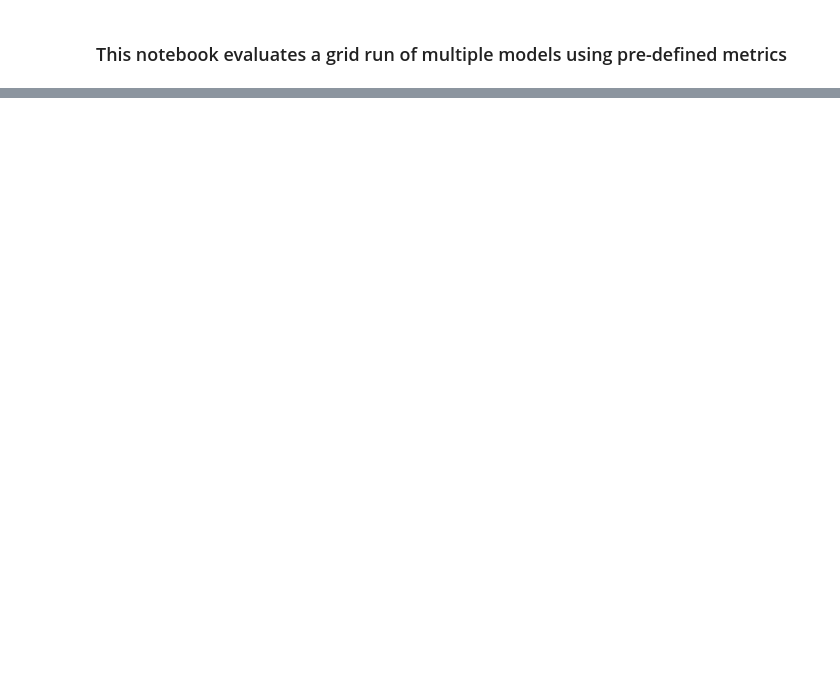
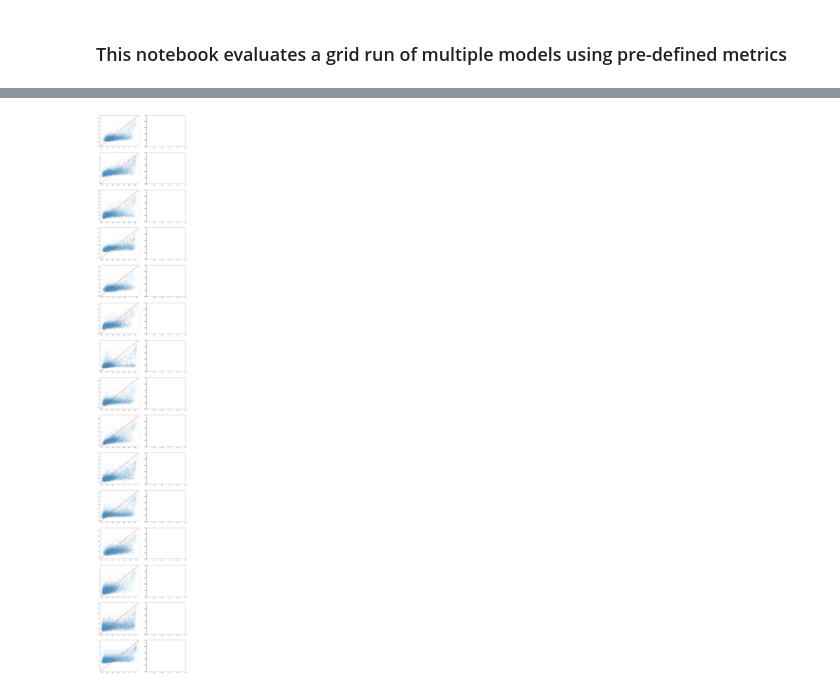
Before and after one commit to amberT15/QuantPred, a Jupyter notebook: evaluation.ipynb, the cells around one changed output, grey strips where cells are left out. Cells and saved outputs as stored; diff of their text form; code cells hidden in the pictures; blank space fills up the shorter version.

```diff
--- a/evaluation.ipynb
+++ b/evaluation.ipynb
@@ -100,0 +205,2 @@ all_metrics.to_csv('grid4_eval_metrics.csv')
+# %%
+select_models = [os.path.join(grid_dir, f+'.h5') for f in ['pred_i_3072_w_32_bpnet_mse', 'pred_i_3072_w_128_bpnet_fftmse']]
@@ -100,0 +211,14 @@ all_metrics.to_csv('grid4_eval_metrics.csv')
+# %%
+nplots = test_pred.shape[-1]
+# nplots=3
+fig, axs = plt.subplots(nplots, 2, figsize=[15,100])
+
+for m, pred in enumerate([select_models[1]]):
+    dataset = h5py.File(pred, 'r')
+    test_pred = dataset['test_pred'][:]
+    test_y = dataset['test_y'][:]
+    for t in range(nplots):
+        sns.scatterplot(x=test_y.mean(axis=1)[:,t], y=test_pred.mean(axis=1)[:,t], alpha=0.1, ax=axs[t,m])
+        axs[t,m].plot([0,1],[0,1], transform=axs[t,m].transAxes, color='r')
+# %% [output]
+[figure, added]
```
Also changed, not shown: parts of 32 cells of this notebook.
